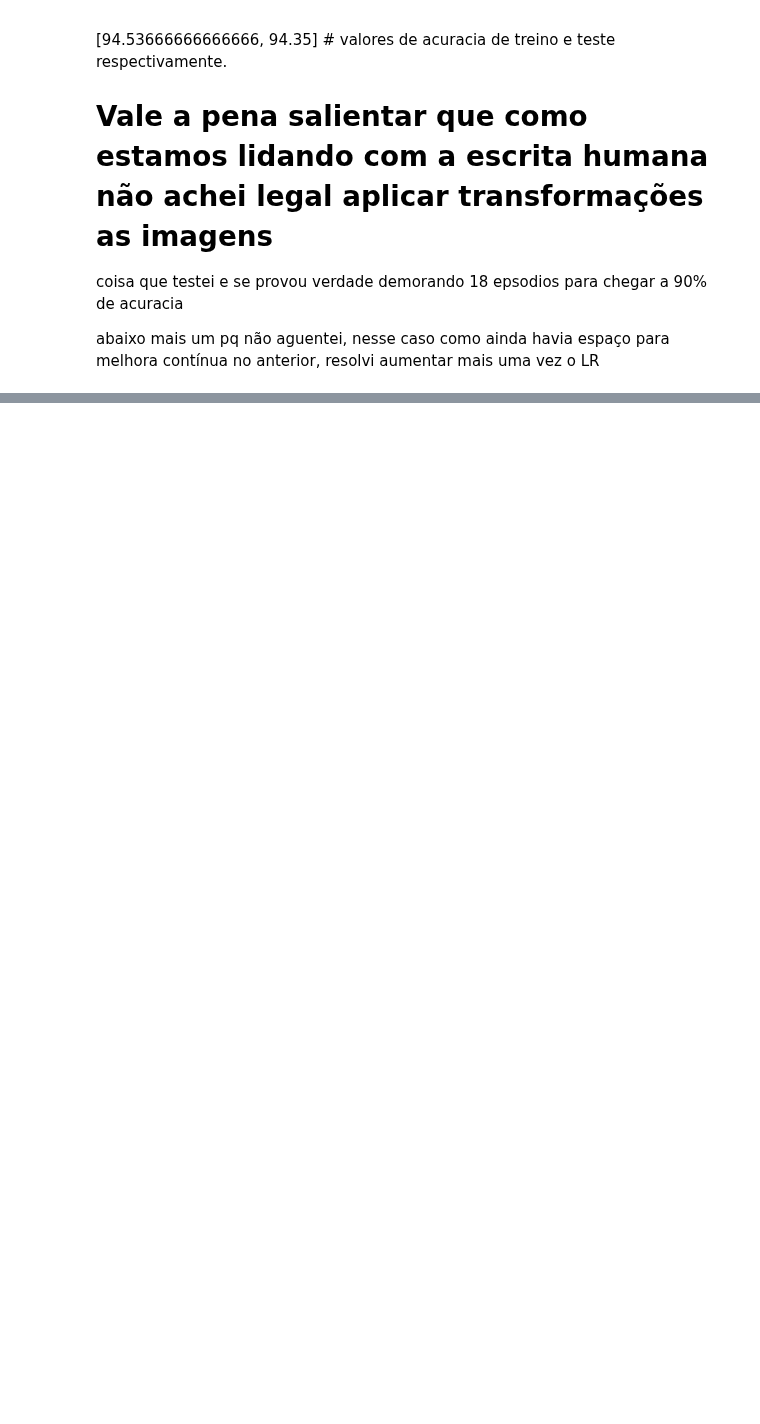
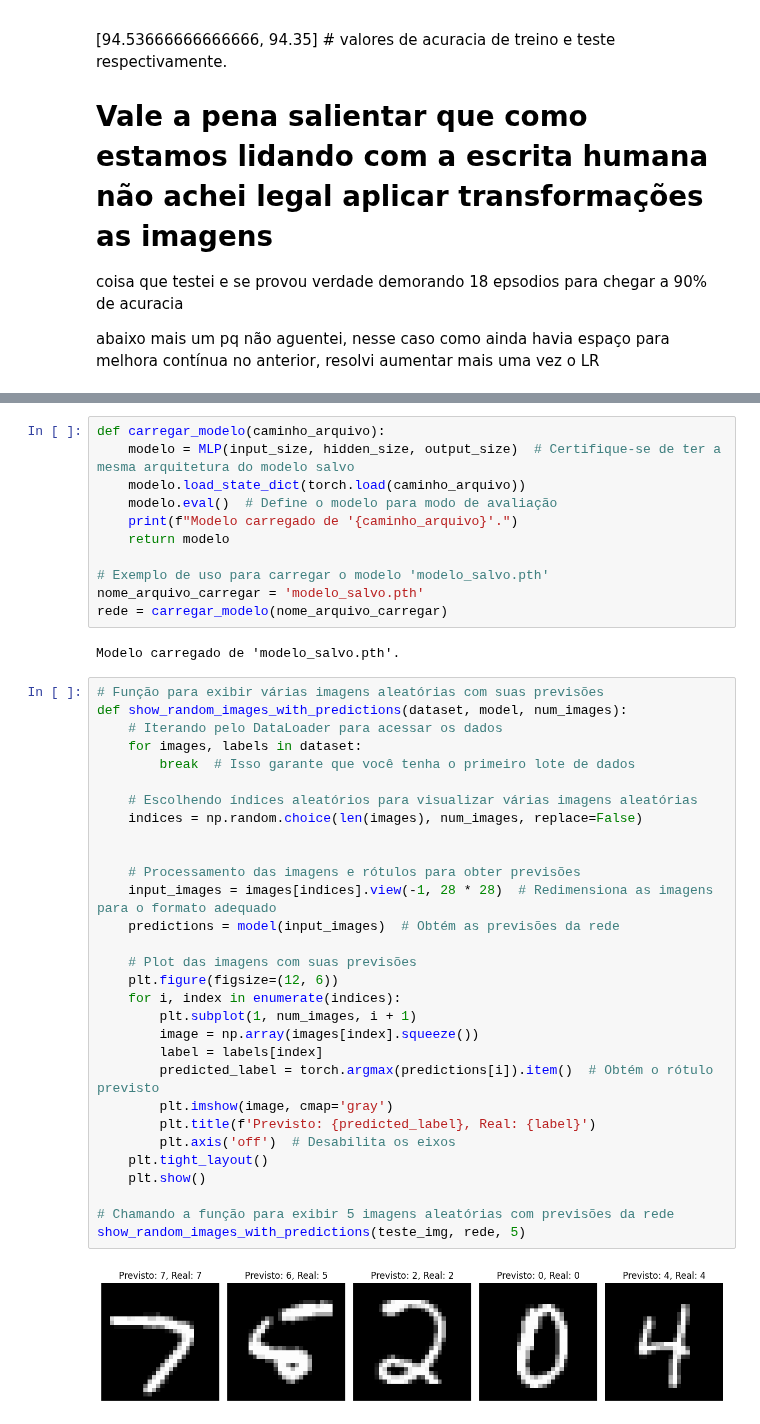
Before and after one commit to ViniciusBPessoa/Repositorio_Academico_Multidisciplinar, a Jupyter notebook: Redes Neurais/Mini Projeto 03 Redes neurais/miniprojeto03.ipynb, the cells around one changed output, grey strips where cells are left out. Cells and saved outputs as stored; diff of their text form; blank space fills up the shorter version.

```diff
--- a/Redes Neurais/Mini Projeto 03 Redes neurais/miniprojeto03.ipynb
+++ b/Redes Neurais/Mini Projeto 03 Redes neurais/miniprojeto03.ipynb
@@ -476,0 +489,45 @@ print([valor_treino, valor_teste])
+# %%
+def carregar_modelo(caminho_arquivo):
+    modelo = MLP(input_size, hidden_size, output_size)  # Certifique-se de ter a mesma arquitetura do modelo salvo
+    modelo.load_state_dict(torch.load(caminho_arquivo))
+    modelo.eval()  # Define o modelo para modo de avaliação
+    print(f"Modelo carregado de '{caminho_arquivo}'.")
+    return modelo
+
+# Exemplo de uso para carregar o modelo 'modelo_salvo.pth'
+nome_arquivo_carregar = 'modelo_salvo.pth'
+rede = carregar_modelo(nome_arquivo_carregar)
+# %% [output]
+Modelo carregado de 'modelo_salvo.pth'.
+# %%
+# Função para exibir várias imagens aleatórias com suas previsões
+def show_random_images_with_predictions(dataset, model, num_images):
+    # Iterando pelo DataLoader para acessar os dados
+    for images, labels in dataset:
+        break  # Isso garante que você tenha o primeiro lote de dados
+
+    # Escolhendo índices aleatórios para visualizar várias imagens aleatórias
+    indices = np.random.choice(len(images), num_images, replace=False)
+
+
+    # Processamento das imagens e rótulos para obter previsões
+    input_images = images[indices].view(-1, 28 * 28)  # Redimensiona as imagens para o formato adequado
+    predictions = model(input_images)  # Obtém as previsões da rede
+
+    # Plot das imagens com suas previsões
+    plt.figure(figsize=(12, 6))
+    for i, index in enumerate(indices):
+        plt.subplot(1, num_images, i + 1)
+        image = np.array(images[index].squeeze())
+        label = labels[index]
+        predicted_label = torch.argmax(predictions[i]).item()  # Obtém o rótulo previsto
+        plt.imshow(image, cmap='gray')
+        plt.title(f'Previsto: {predicted_label}, Real: {label}')
+        plt.axis('off')  # Desabilita os eixos
+    plt.tight_layout()
+    plt.show()
+
+# Chamando a função para exibir 5 imagens aleatórias com previsões da rede
+show_random_images_with_predictions(teste_img, rede, 5)
+# %% [output]
+[figure, added]
```
Also changed, not shown: parts of 12 cells of this notebook, 3 other files.
